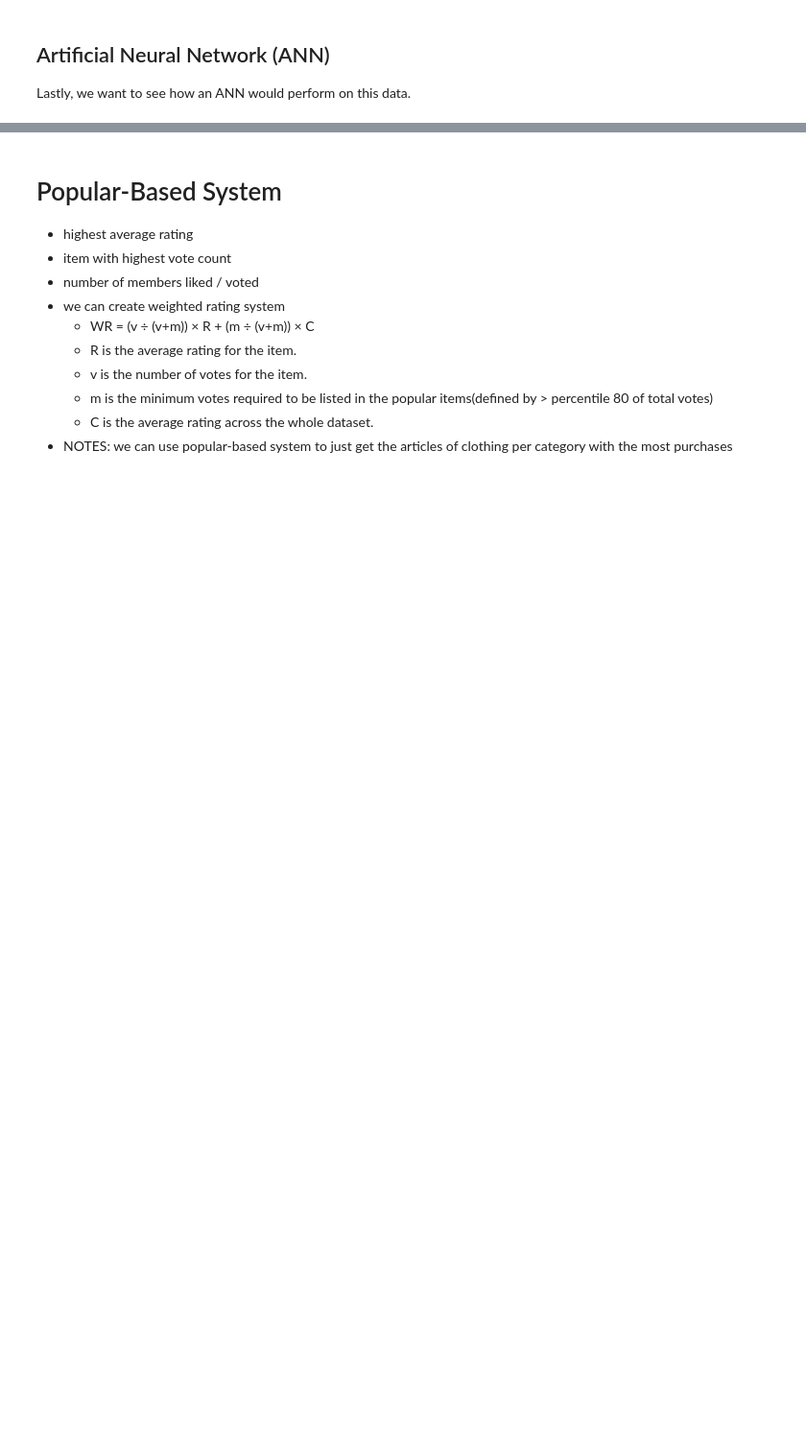
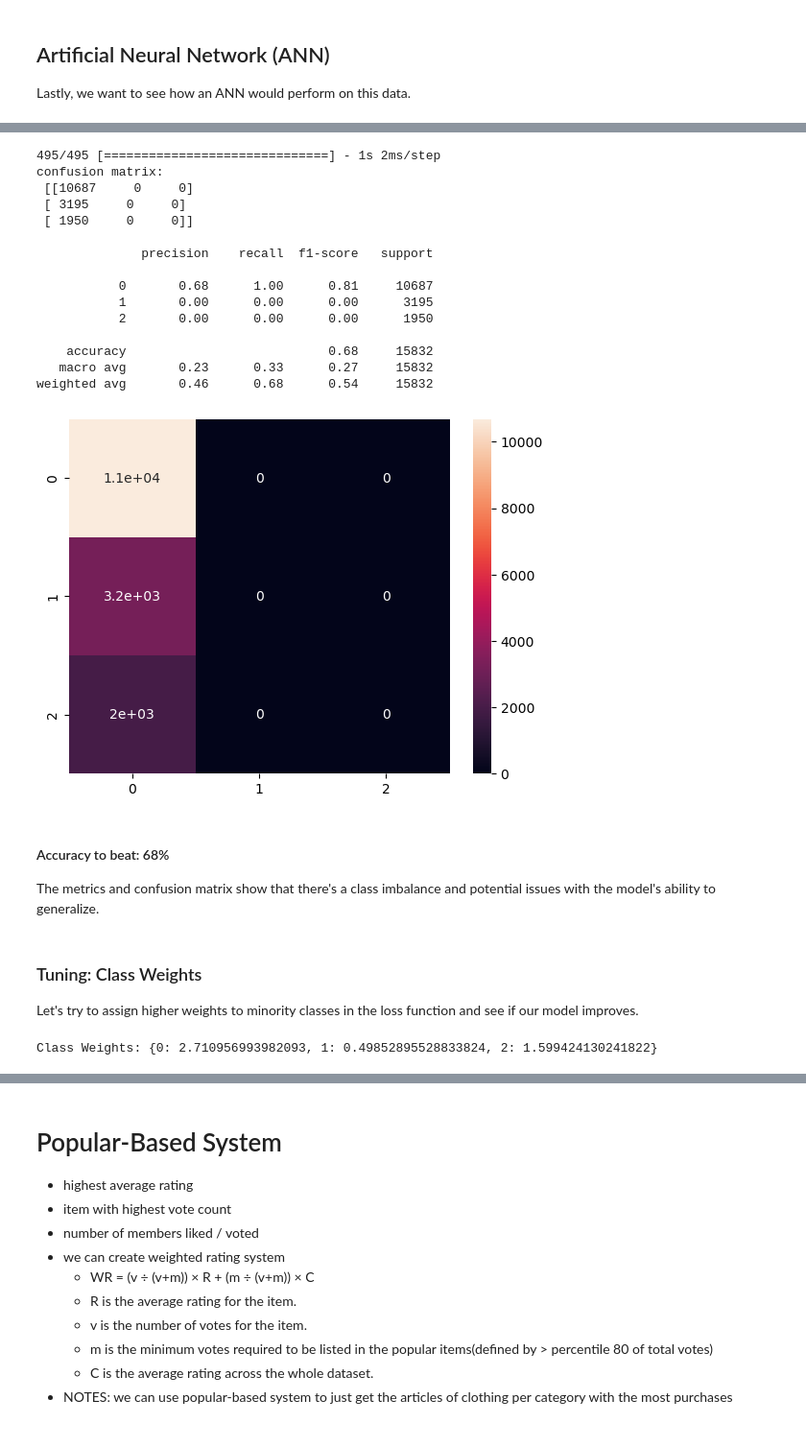
Before and after one commit to anbitasiregar/fashion-recommendations, a Jupyter notebook: notebooks/machine_learning.ipynb, the cells around one changed output, grey strips where cells are left out. Shown at 96% size. Drawn from its saved outputs; the diff is of its cells as text; code cells hidden in the pictures; blank space fills up the shorter version.

```diff
--- a/notebooks/machine_learning.ipynb
+++ b/notebooks/machine_learning.ipynb
@@ -533,2 +528,2 @@ X_train, X_test, y_train, y_test = train_test_split(X, y,
 # %%
-y_pred = helper.fit_predict(knn_model, X_train, y_train, X_test, y_test, isRegressor=False)
+# y_pred = helper.fit_predict(knn_model, X_train, y_train, X_test, y_test, isRegressor=False)
@@ -537,2 +530,2 @@ y_pred = helper.fit_predict(knn_model, X_train, y_train, X_test, y_test, isRegre
 # %%
-y_pred = helper.fit_predict(rf_model, X_train, y_train, X_test, y_test, isRegressor=False)
+# y_pred = helper.fit_predict(rf_model, X_train, y_train, X_test, y_test, isRegressor=False)
@@ -618,0 +666,41 @@ categorical_transformer = OneHotEncoder(handle_unknown='ignore')
+# %%
+# Predict on test data
+y_pred_probs = model.predict(X_test)
+y_pred_classes = np.argmax(y_pred_probs, axis=1)
+
+# Decode the predicted and true labels
+y_test_classes = np.argmax(y_test.values, axis=1)
+
+# Confusion Matrix
+helper.print_confusion_matrix_details(y_test_classes, y_pred_classes)
+# %% [output]
+495/495 [==============================] - 1s 2ms/step
+confusion matrix:
+ [[10687     0     0]
+ [ 3195     0     0]
+ [ 1950     0     0]]
+
+              precision    recall  f1-score   support
+
+           0       0.68      1.00      0.81     10687
+           1       0.00      0.00      0.00      3195
+           2       0.00      0.00      0.00      1950
+
+    accuracy                           0.68     15832
+   macro avg       0.23      0.33      0.27     15832
+weighted avg       0.46      0.68      0.54     15832
+[figure, added]
+# %% [markdown]
+#### Accuracy to beat: 68%
+
+The metrics and confusion matrix show that there's a class imbalance and potential issues with the model's ability to generalize.
+# %% [markdown]
+### Tuning: Class Weights
+Let's try to assign higher weights to minority classes in the loss function and see if our model improves.
+# %%
+class_weights = compute_class_weight('balanced', classes=np.unique(y_train.idxmax(axis=1)), y=y_train.idxmax(axis=1))
+class_weights_dict = {i: class_weights[i] for i in range(len(class_weights))}
+
+print("Class Weights:", class_weights_dict)
+# %% [output]
+Class Weights: {0: 2.710956993982093, 1: 0.49852895528833824, 2: 1.599424130241822}
```
Also changed, not shown: parts of 45 cells of this notebook, 1 other file.
